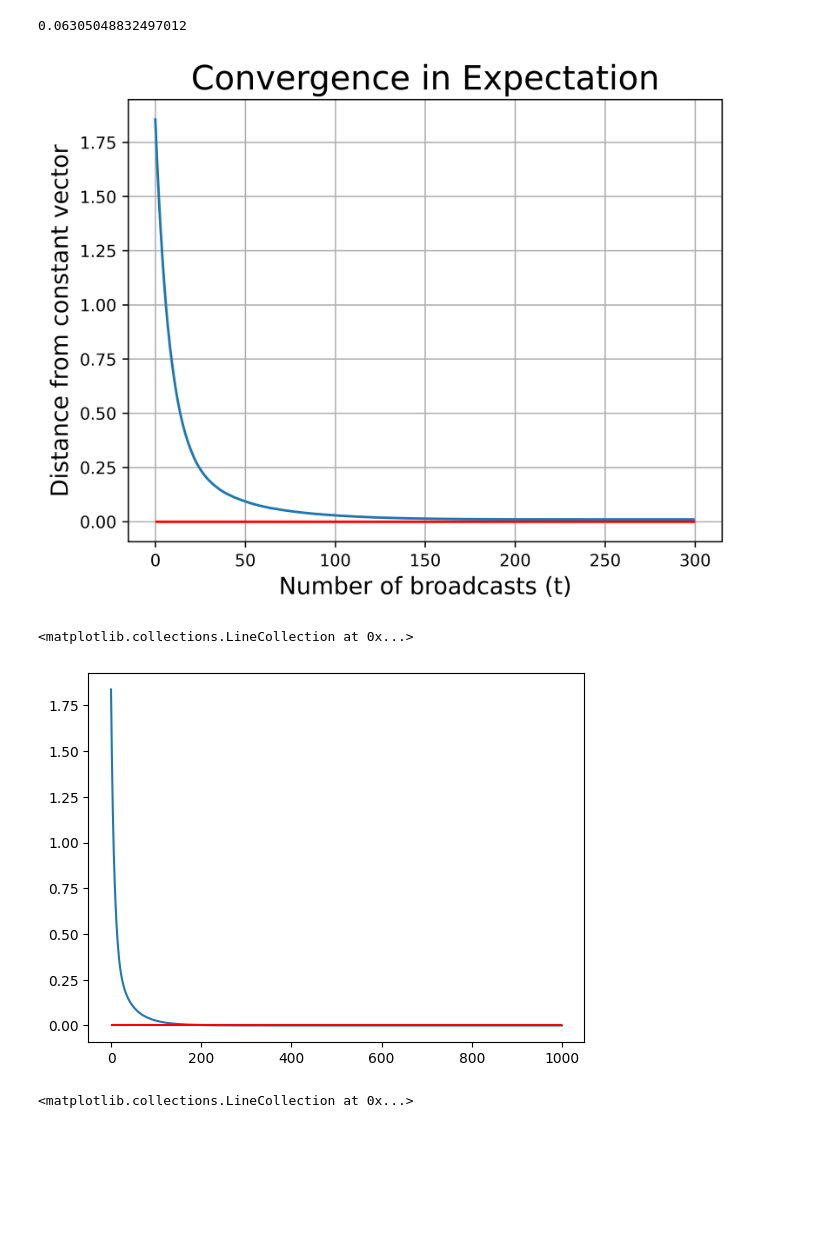
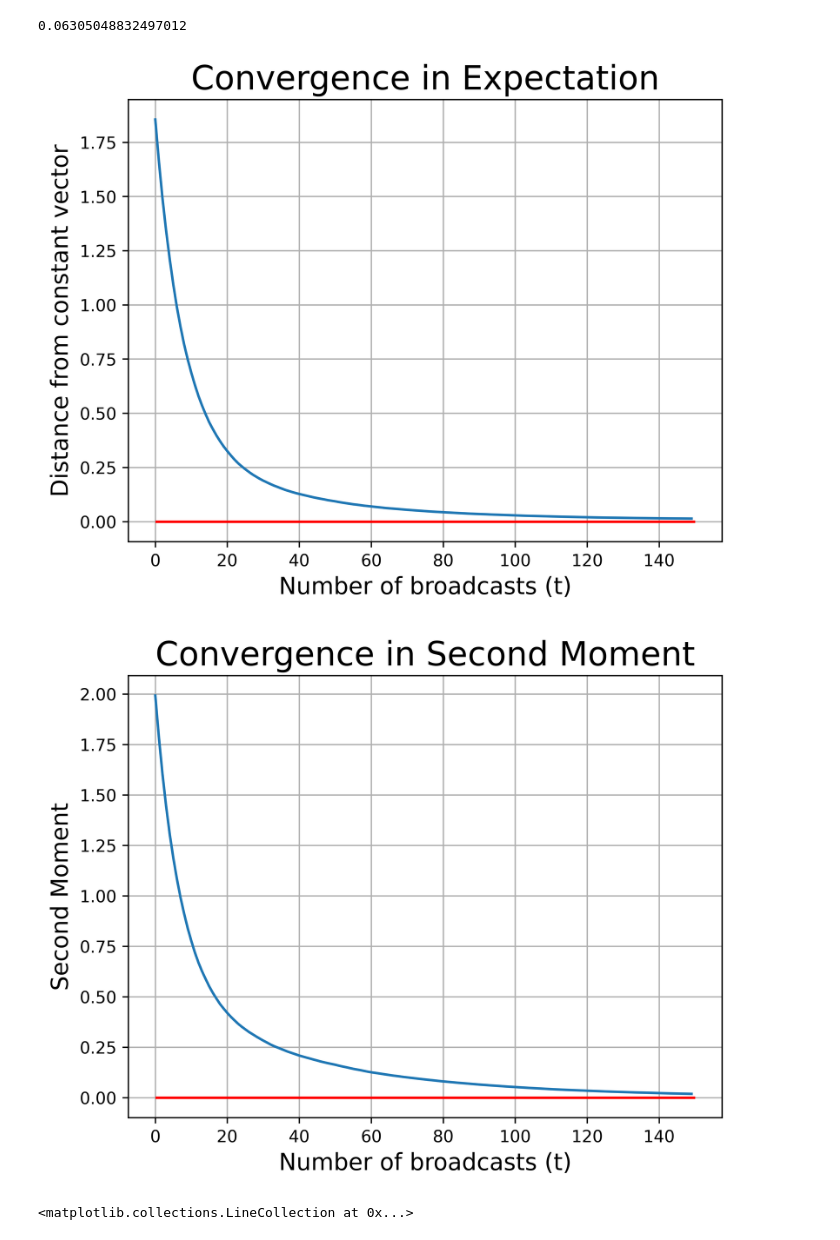
Before and after one commit to John-Zou-PEK/IROP_Broadcast, a Jupyter notebook: Broadcast_algo_file.ipynb, the cells around one changed output. Drawn from its saved outputs; the diff is of its cells as text; code cells hidden in the pictures; blank space fills up the shorter version.

Commit message:
feat(conv_in_snd_mmt):Producing plot for conv in second moment in weighted graph

```diff
--- a/Broadcast_algo_file.ipynb
+++ b/Broadcast_algo_file.ipynb
@@ -163,15 +163,15 @@ import matplotlib.pyplot as plt
 
 fig, ax = plt.subplots()
 
-ax.plot(t_array[0:300], plot_vals[0:300])
-ax.hlines(0, 0, 300, colors='r')
+ax.plot(t_array[0:150], plot_vals[0:150])
+ax.hlines(0, 0, 150, colors='r')
 ax.grid(True)
 ax.set_xlabel("Number of broadcasts (t)", fontsize=14)
 ax.set_ylabel("Distance from constant vector", fontsize=14)
 ax.set_title("Convergence in Expectation", fontsize=20)
 fig.set_dpi(600)
 # %% [output]
-[figure, old version]
+[figure, new version]
 # %%
 #Convergence in second moment data generation
 
@@ -193,13 +193,20 @@ plot_vals_2 /= sim_num
 # %%
 #Convergence in second moment plot
 
 import matplotlib.pyplot as plt
 
-plt.plot(t_array, plot_vals_2)
-plt.hlines(0, 0, 1000, colors='r')
+fig, ax = plt.subplots()
+
+ax.plot(t_array[0:150], plot_vals_2[0:150])
+ax.hlines(0, 0, 150, colors='r')
+
+ax.grid(True)
+ax.set_xlabel("Number of broadcasts (t)", fontsize=14)
+ax.set_ylabel("Second Moment", fontsize=14)
+ax.set_title("Convergence in Second Moment", fontsize=20)
+fig.set_dpi(600)
 # %% [output]
-<matplotlib.collections.LineCollection at 0x...>
-[figure, old version]
+[figure, new version]
 # %%
 #Mean Square Error Data Generation
 
```
